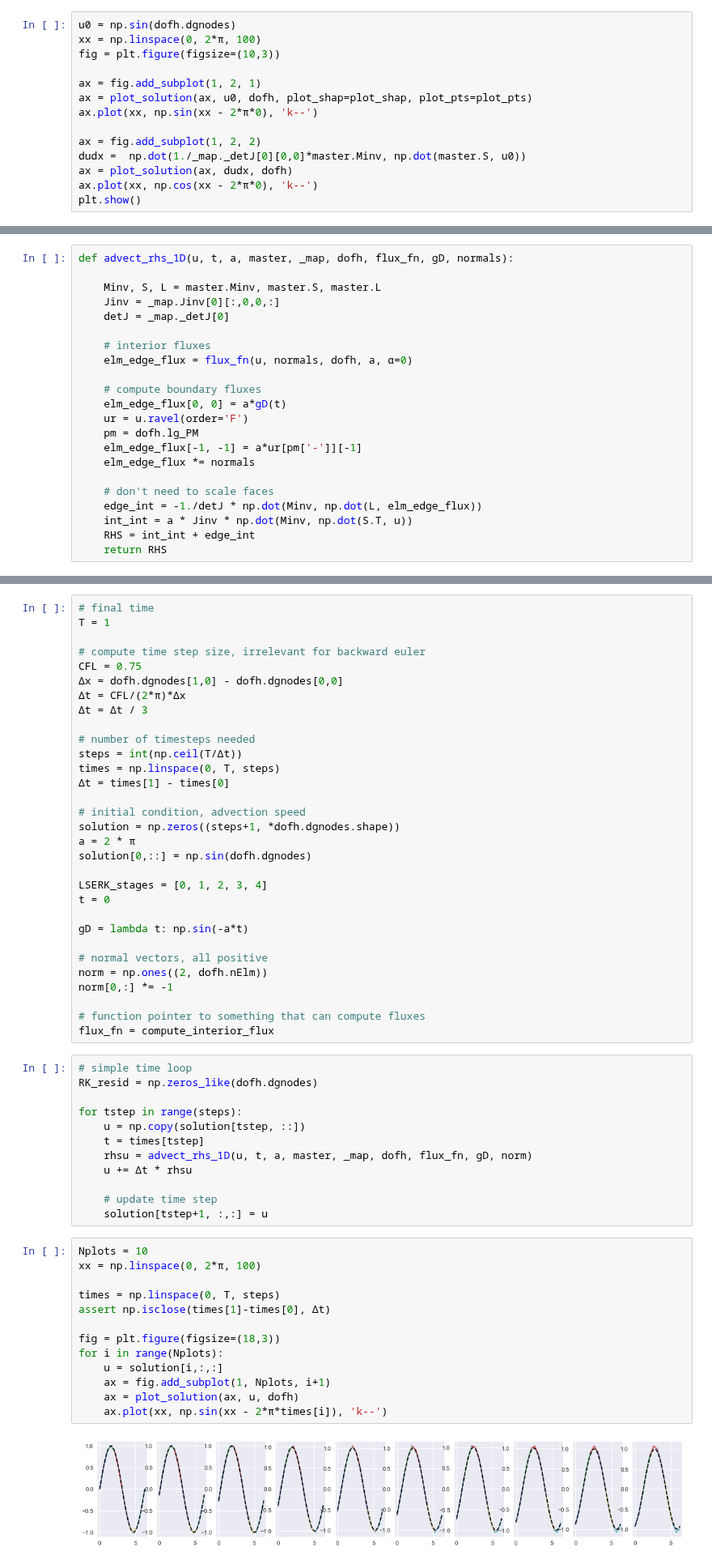
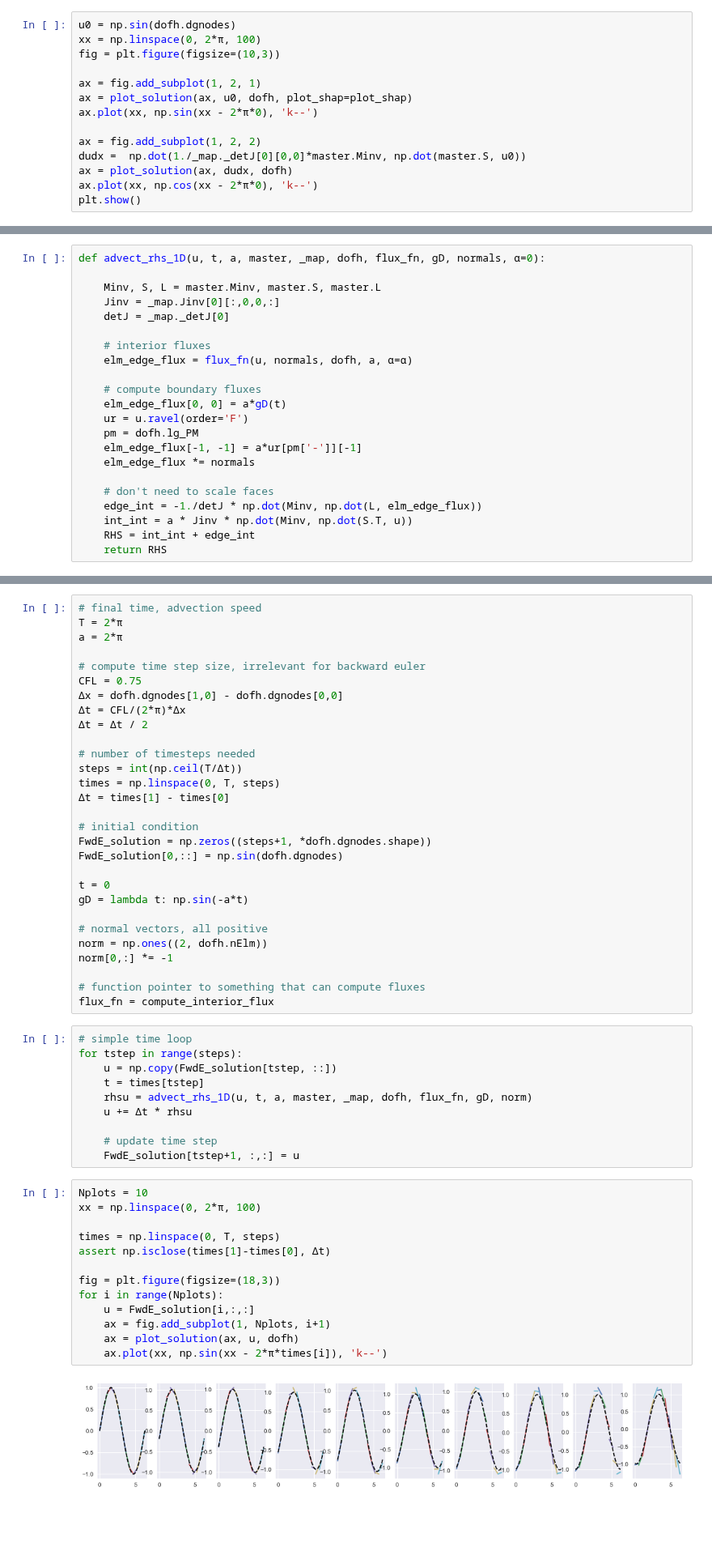
Before and after one commit to CorbinFoucart/FEMexperiment, a Jupyter notebook: codes/tutorial/1D_app_DG_linear_advection.ipynb, the cells around one changed output, grey strips where cells are left out. Shown at 81% size. Saved outputs shown, nothing was run; the diff lists cells and outputs as text; blank space fills up the shorter version.

```diff
--- a/codes/tutorial/1D_app_DG_linear_advection.ipynb
+++ b/codes/tutorial/1D_app_DG_linear_advection.ipynb
@@ -136,7 +130,7 @@ xx = np.linspace(0, 2*π, 100)
 fig = plt.figure(figsize=(10,3))
 
 ax = fig.add_subplot(1, 2, 1)
-ax = plot_solution(ax, u0, dofh, plot_shap=plot_shap, plot_pts=plot_pts)
+ax = plot_solution(ax, u0, dofh, plot_shap=plot_shap)
 ax.plot(xx, np.sin(xx - 2*π*0), 'k--')
 
 ax = fig.add_subplot(1, 2, 2)
@@ -167,14 +161,14 @@ def compute_interior_flux(u, norm, dofh, a, α):
     flux = flux.reshape(norm.shape, order='F')
     return flux
 # %%
-def advect_rhs_1D(u, t, a, master, _map, dofh, flux_fn, gD, normals):
+def advect_rhs_1D(u, t, a, master, _map, dofh, flux_fn, gD, normals, α=0):
 
     Minv, S, L = master.Minv, master.S, master.L
     Jinv = _map.Jinv[0][:,0,0,:]
     detJ = _map._detJ[0]
 
     # interior fluxes
-    elm_edge_flux = flux_fn(u, normals, dofh, a, α=0)
+    elm_edge_flux = flux_fn(u, normals, dofh, a, α=α)
 
     # compute boundary fluxes
     elm_edge_flux[0, 0] = a*gD(t)
@@ -197,28 +191,26 @@ Check that the discrete derivative operator $Dr = M^{-1} S$ is correctly transfo
 # %% [markdown]
 The following setup will need to be done for every run of the advection problem
 # %%
-# final time
-T = 1
+# final time, advection speed
+T = 2*π
+a = 2*π
 
 # compute time step size, irrelevant for backward euler
 CFL = 0.75
 Δx = dofh.dgnodes[1,0] - dofh.dgnodes[0,0]
 Δt = CFL/(2*π)*Δx
-Δt = Δt / 3
+Δt = Δt / 2
 
 # number of timesteps needed
 steps = int(np.ceil(T/Δt))
 times = np.linspace(0, T, steps)
 Δt = times[1] - times[0]
 
-# initial condition, advection speed
-solution = np.zeros((steps+1, *dofh.dgnodes.shape))
-a = 2 * π
-solution[0,::] = np.sin(dofh.dgnodes)
+# initial condition
+FwdE_solution = np.zeros((steps+1, *dofh.dgnodes.shape))
+FwdE_solution[0,::] = np.sin(dofh.dgnodes)
 
-LSERK_stages = [0, 1, 2, 3, 4]
 t = 0
-
 gD = lambda t: np.sin(-a*t)
 
 # normal vectors, all positive
@@ -229,31 +221,29 @@ norm[0,:] *= -1
 flux_fn = compute_interior_flux
 # %%
 # simple time loop
-RK_resid = np.zeros_like(dofh.dgnodes)
-
 for tstep in range(steps):
-    u = np.copy(solution[tstep, ::])
+    u = np.copy(FwdE_solution[tstep, ::])
     t = times[tstep]
     rhsu = advect_rhs_1D(u, t, a, master, _map, dofh, flux_fn, gD, norm)
     u += Δt * rhsu
 
     # update time step
-    solution[tstep+1, :,:] = u
+    FwdE_solution[tstep+1, :,:] = u
 # %%
 Nplots = 10
 xx = np.linspace(0, 2*π, 100)
 
 times = np.linspace(0, T, steps)
 assert np.isclose(times[1]-times[0], Δt)
 
 fig = plt.figure(figsize=(18,3))
 for i in range(Nplots):
-    u = solution[i,:,:]
+    u = FwdE_solution[i,:,:]
     ax = fig.add_subplot(1, Nplots, i+1)
     ax = plot_solution(ax, u, dofh)
     ax.plot(xx, np.sin(xx - 2*π*times[i]), 'k--')
 # %% [output]
-[figure, old version]
+[figure, new version]
 # %% [markdown]
 much better is if we can animate the solution
 # %%
```
Also changed, not shown: parts of 12 cells of this notebook.
